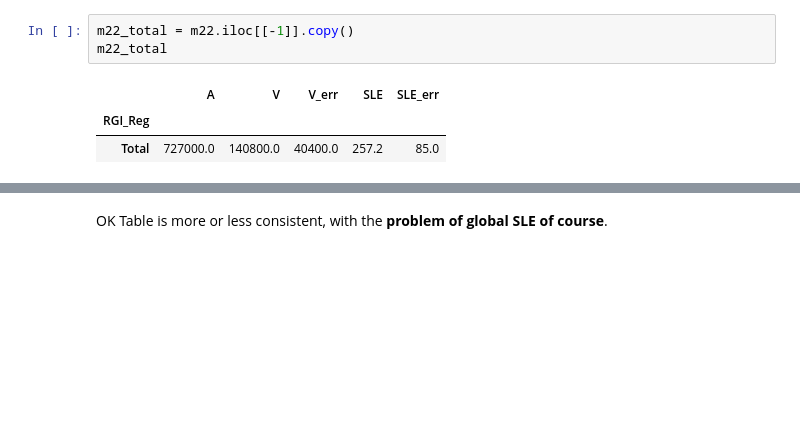
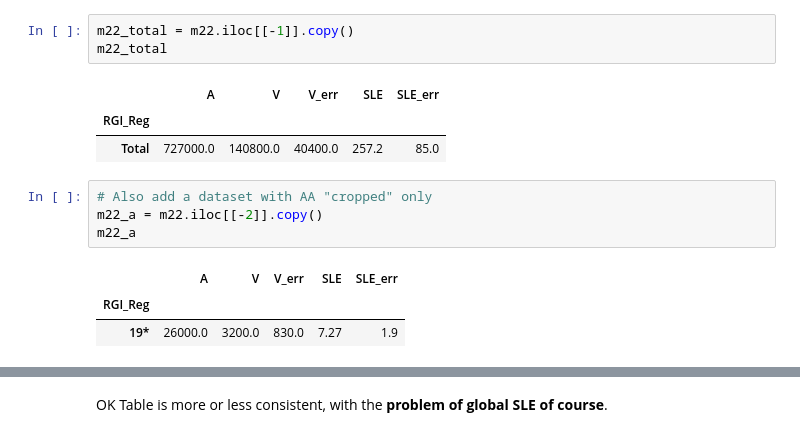
Before and after one commit to fmaussion/global_glacier_volume_paper, a Jupyter notebook: analysis.ipynb, the cells around one changed output, grey strips where cells are left out. Saved outputs shown, nothing was run; the diff lists cells and outputs as text; blank space fills up the shorter version.

```diff
--- a/analysis.ipynb
+++ b/analysis.ipynb
@@ -370,4 +370,12 @@ m22_total
 |  | A | V | V_err | SLE | SLE_err |
 | RGI_Reg |  |  |  |  |  |
 | Total | 727000.0 | 140800.0 | 40400.0 | 257.2 | 85.0 |
+# %%
+# Also add a dataset with AA "cropped" only
+m22_a = m22.iloc[[-2]].copy()
+m22_a
+# %% [output]
+|  | A | V | V_err | SLE | SLE_err |
+| RGI_Reg |  |  |  |  |  |
+| 19* | 26000.0 | 3200.0 | 830.0 | 7.27 | 1.9 |
 # %%
```
Also changed, not shown: parts of 7 cells of this notebook, 2 other files.
